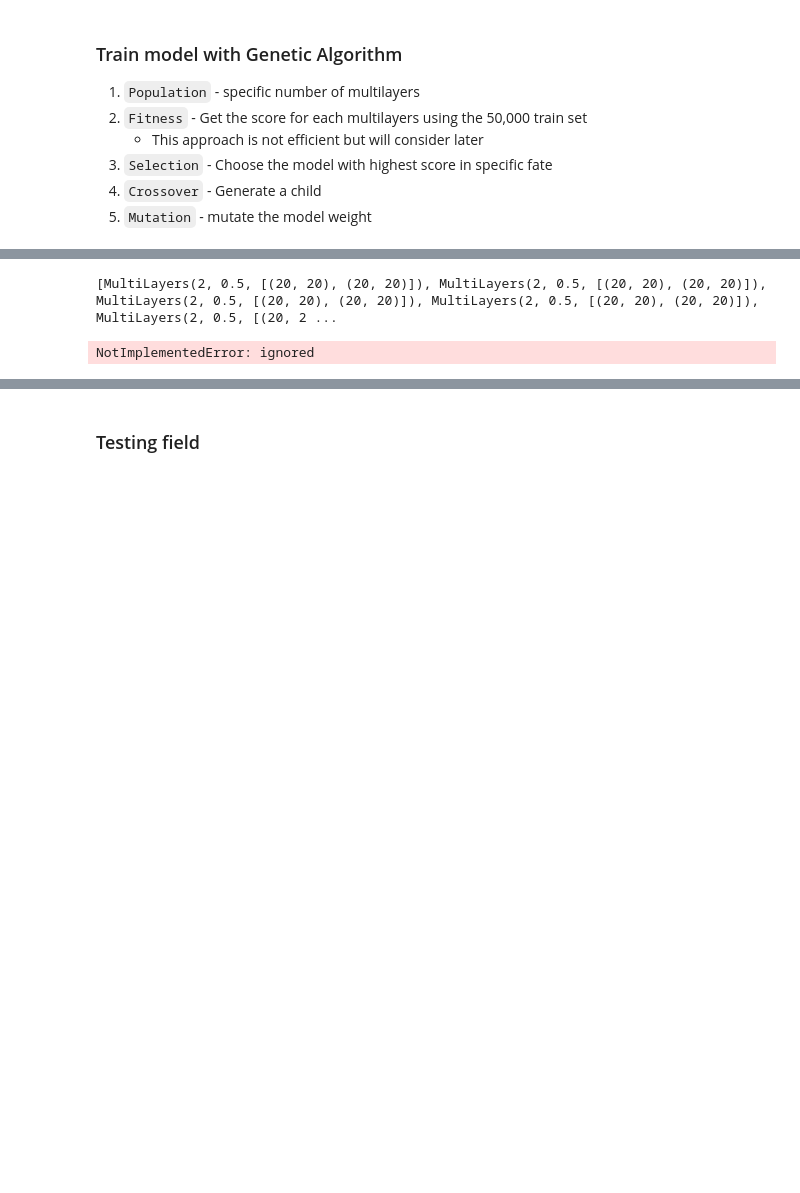
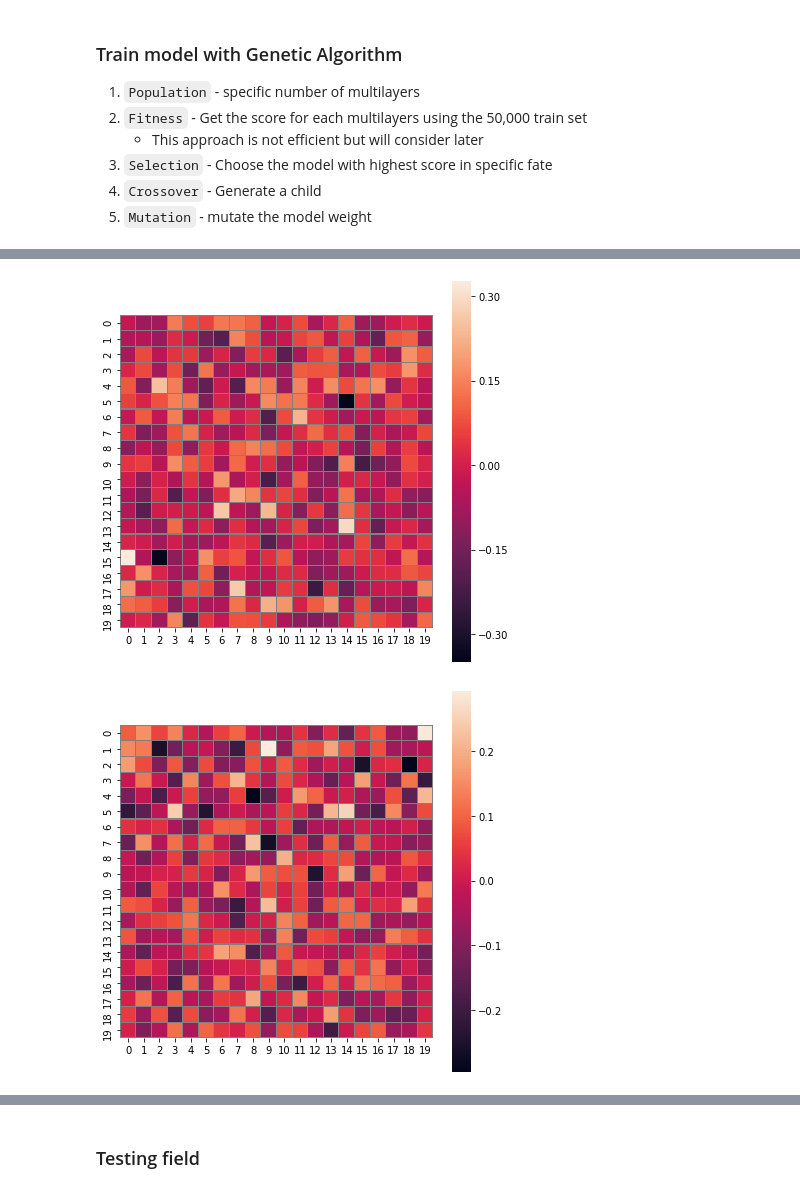
Before and after one commit to rquerino/Reverse-Game-of-Life, a Jupyter notebook: reverse_game_of_life.ipynb, the cells around one changed output, grey strips where cells are left out. Cells and saved outputs as stored; diff of their text form; code cells hidden in the pictures; blank space fills up the shorter version.

Commit message:
Complete the genetic algorithm Class that trains weight of the NN model and add save load model for model and weight

```diff
--- a/reverse_game_of_life.ipynb
+++ b/reverse_game_of_life.ipynb
@@ -872,0 +983,4 @@ g = Genetic(10, 2)
+# %%
+g = Genetic(population_num=20,
+            layer_num=3,
+            layer_size_list=[(20, 300), (300, 200), (200, 20)])
@@ -873,5 +1010,14 @@ g = Genetic(10, 2)
+# %%
+# Choose the name of model and weight
+model_name = "model.pkl"
+weight_name = "weight.pkl"
+
+# Model save and load
+g.save_model(os.path.join(model_path, model_name))
+g.load_model(os.path.join(model_path, model_name))
+
+# Weight save and load
+g.save_weights(os.path.join(weight_path, weight_name))
+g.load_weights(os.path.join(weight_path, weight_name))
 # %%
-g.evolve(train_set, 5)
+g.change_threshold(-0.5)
-# %% [output]
-[MultiLayers(2, 0.5, [(20, 20), (20, 20)]), MultiLayers(2, 0.5, [(20, 20), (20, 20)]), MultiLayers(2, 0.5, [(20, 20), (20, 20)]), MultiLayers(2, 0.5, [(20, 20), (20, 20)]), MultiLayers(2, 0.5, [(20, 2 ...
-NotImplementedError: ignored
@@ -877,0 +1029,6 @@ NotImplementedError: ignored
+# %%
+visualize_board(g.model_list[0].layer_list[0].weight)
+visualize_board(g.model_list[1].layer_list[0].weight)
+# %% [output]
+[figure, added]
+[figure, added]
```
Also changed, not shown: parts of 8 cells of this notebook.
